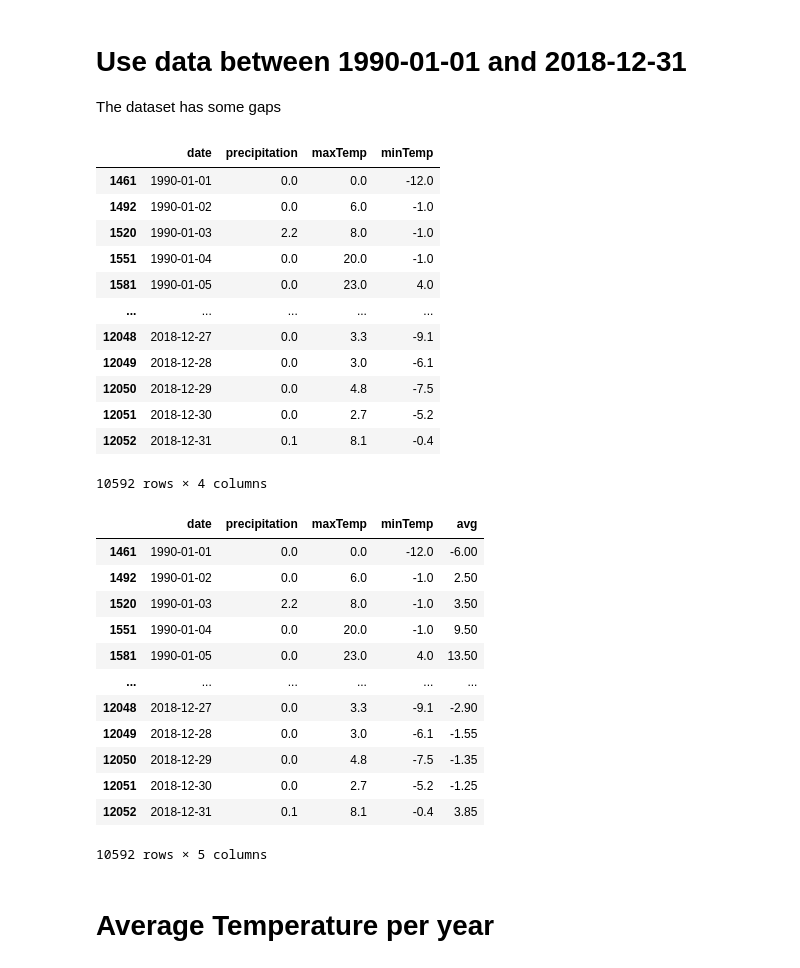
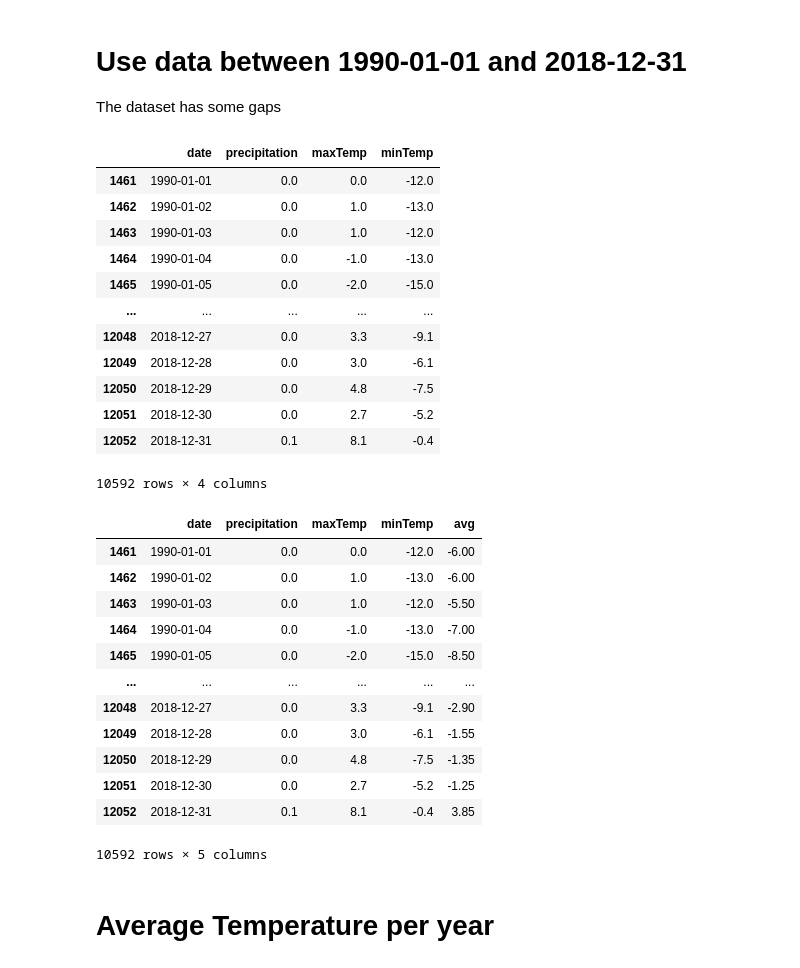
Before and after one commit to klyse/WeatherAnalysis, a Jupyter notebook: Data/Analysis.ipynb, the cells around one changed output. Saved outputs shown, nothing was run; the diff lists cells and outputs as text; code cells hidden in the pictures.

Commit message:
fix read datetime parsing

```diff
--- a/Data/Analysis.ipynb
+++ b/Data/Analysis.ipynb
@@ -7,8 +7,6 @@ import numpy as np
 # Read Data
 Data source: http://wetter.provinz.bz.it/download-messdaten.asp
 # %%
-parse_dates = ['date']
-
-rawData = pd.read_csv('weather_brunico.csv', delimiter= ';', parse_dates=parse_dates)
+rawData = pd.read_csv('weather_brunico.csv', delimiter= ';')
 rawData.dtypes
 # %% [output]
@@ -22,21 +20,22 @@ dtype: object
 The dataset has some gaps
 # %%
 df = rawData.copy()
+df['date'] = pd.to_datetime(rawData.date, format='%d.%m.%Y')
 df['minTemp'] = pd.to_numeric(rawData.minTemp, errors='coerce')
 df['maxTemp'] = pd.to_numeric(rawData.maxTemp, errors='coerce')
 
 # use data untill 2019
 df = df[(df['date'] < datetime.datetime(2019, 1, 1))]
 df = df[(df['date'] >= datetime.datetime(1990, 1, 1))]
 df = df.sort_values(by=['date'])
 df
 # %% [output]
 |  | date | precipitation | maxTemp | minTemp |
 | 1461 | 1990-01-01 | 0.0 | 0.0 | -12.0 |
-| 1492 | 1990-01-02 | 0.0 | 6.0 | -1.0 |
-| 1520 | 1990-01-03 | 2.2 | 8.0 | -1.0 |
-| 1551 | 1990-01-04 | 0.0 | 20.0 | -1.0 |
-| 1581 | 1990-01-05 | 0.0 | 23.0 | 4.0 |
+| 1462 | 1990-01-02 | 0.0 | 1.0 | -13.0 |
+| 1463 | 1990-01-03 | 0.0 | 1.0 | -12.0 |
+| 1464 | 1990-01-04 | 0.0 | -1.0 | -13.0 |
+| 1465 | 1990-01-05 | 0.0 | -2.0 | -15.0 |
 | ... | ... | ... | ... | ... |
 | 12048 | 2018-12-27 | 0.0 | 3.3 | -9.1 |
 | 12049 | 2018-12-28 | 0.0 | 3.0 | -6.1 |
@@ -50,10 +49,10 @@ df
 # %% [output]
 |  | date | precipitation | maxTemp | minTemp | avg |
 | 1461 | 1990-01-01 | 0.0 | 0.0 | -12.0 | -6.00 |
-| 1492 | 1990-01-02 | 0.0 | 6.0 | -1.0 | 2.50 |
-| 1520 | 1990-01-03 | 2.2 | 8.0 | -1.0 | 3.50 |
-| 1551 | 1990-01-04 | 0.0 | 20.0 | -1.0 | 9.50 |
-| 1581 | 1990-01-05 | 0.0 | 23.0 | 4.0 | 13.50 |
+| 1462 | 1990-01-02 | 0.0 | 1.0 | -13.0 | -6.00 |
+| 1463 | 1990-01-03 | 0.0 | 1.0 | -12.0 | -5.50 |
+| 1464 | 1990-01-04 | 0.0 | -1.0 | -13.0 | -7.00 |
+| 1465 | 1990-01-05 | 0.0 | -2.0 | -15.0 | -8.50 |
 | ... | ... | ... | ... | ... | ... |
 | 12048 | 2018-12-27 | 0.0 | 3.3 | -9.1 | -2.90 |
 | 12049 | 2018-12-28 | 0.0 | 3.0 | -6.1 | -1.55 |
```
Also changed, not shown: parts of 7 cells of this notebook.
